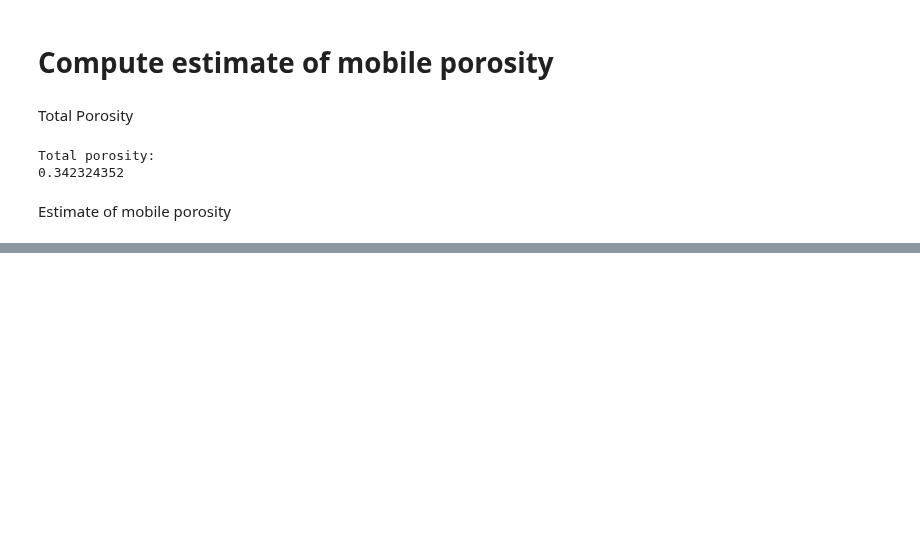
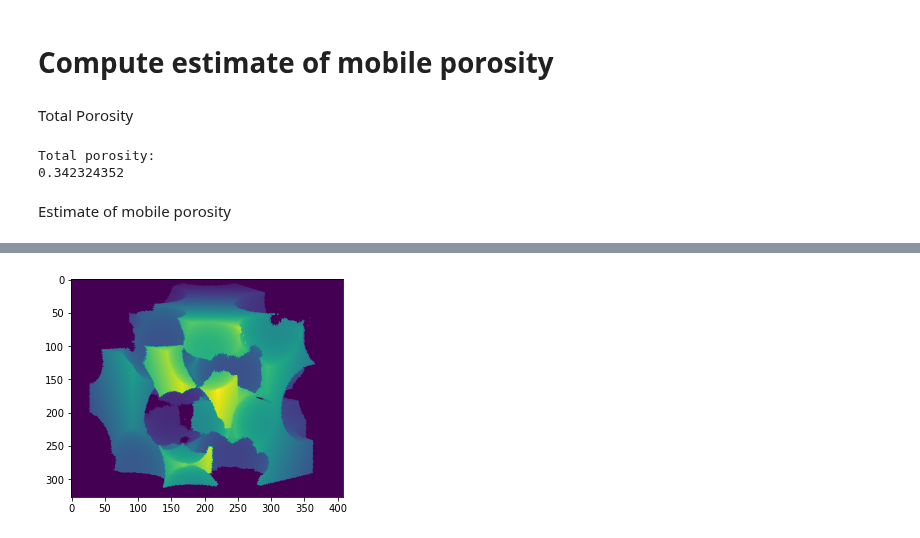
Before and after one commit to akkendrick/LABMOPS, a Jupyter notebook: separateStagPores.ipynb, the cells around one changed output, grey strips where cells are left out. Saved outputs shown, nothing was run; the diff lists cells and outputs as text; code cells hidden in the pictures; blank space fills up the shorter version.

```diff
--- a/separateStagPores.ipynb
+++ b/separateStagPores.ipynb
@@ -363,0 +373,9 @@ Mobile porosity estimate:
+# %%
+dispIM = np.copy(flowImage)
+dispIM[flowImage == 0] = 255
+dispFlowImage = ps.visualization.show_3D(dispIM)
+plt.imshow(dispFlowImage)
+
+plt.savefig('flowImage.png')
+# %% [output]
+[figure, added]
```
Also changed, not shown: parts of 9 cells of this notebook, 2 other files.
